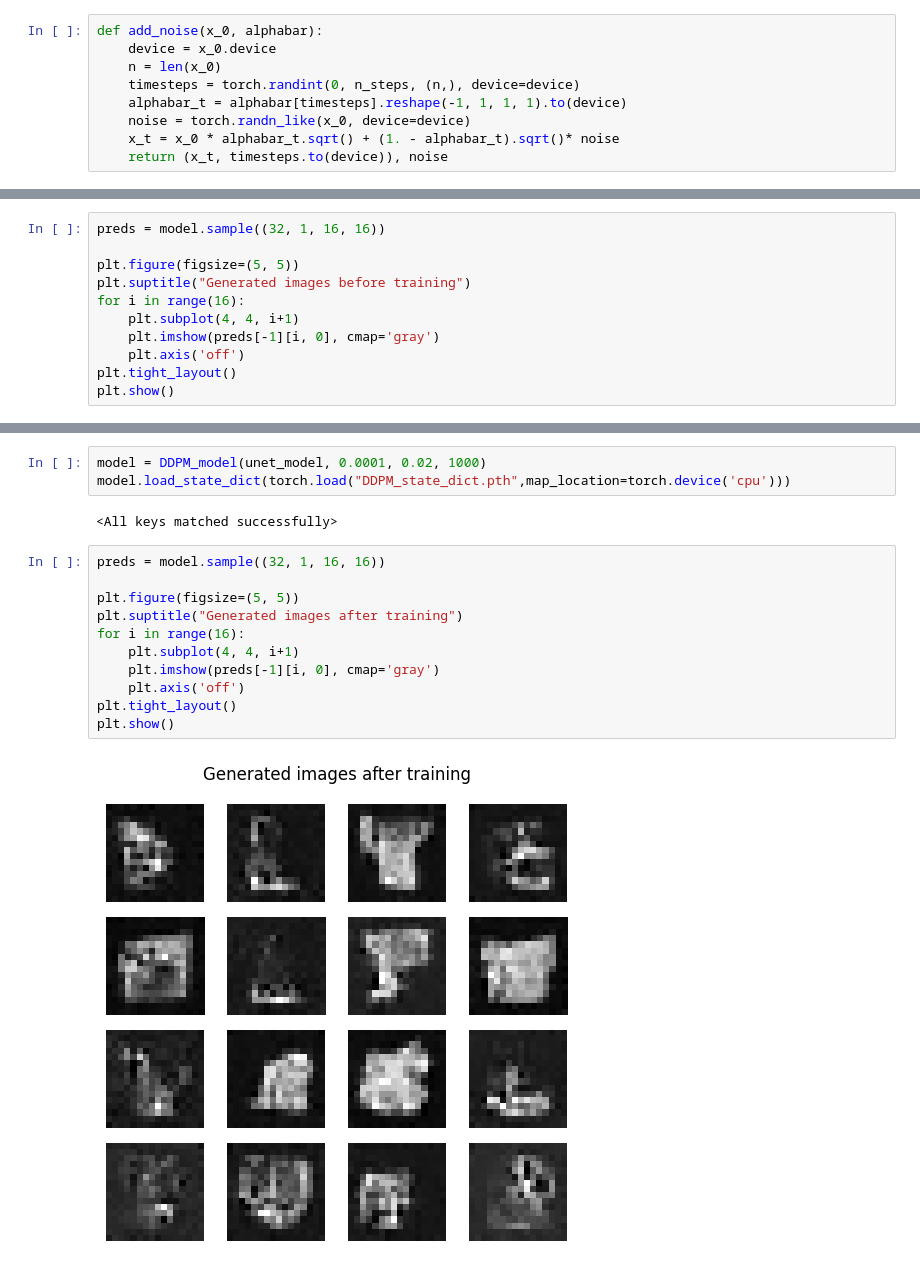
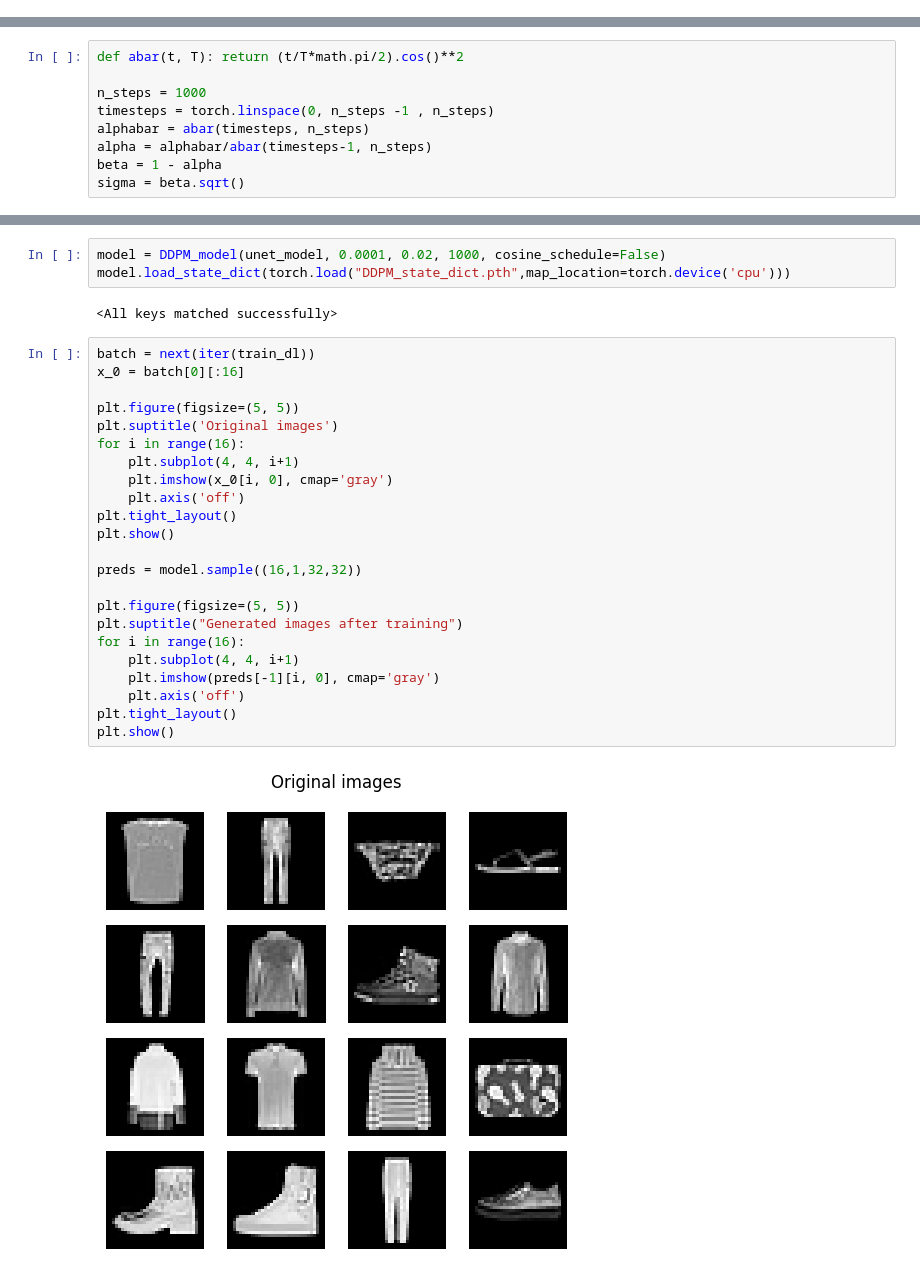
Before and after one commit to Shubham-Hazra/DDPM, a Jupyter notebook: DDPM_pytorch.ipynb, the cells around one changed output, grey strips where cells are left out. Drawn from its saved outputs; the diff is of its cells as text.

```diff
--- a/DDPM_pytorch.ipynb
+++ b/DDPM_pytorch.ipynb
@@ -86,9 +70,0 @@ plt.plot(sigma)
-# %%
-def add_noise(x_0, alphabar):
-    device = x_0.device
-    n = len(x_0)
-    timesteps = torch.randint(0, n_steps, (n,), device=device)
-    alphabar_t = alphabar[timesteps].reshape(-1, 1, 1, 1).to(device)
-    noise = torch.randn_like(x_0, device=device)
-    x_t = x_0 * alphabar_t.sqrt() + (1. - alphabar_t).sqrt()* noise
-    return (x_t, timesteps.to(device)), noise
@@ -123,0 +114,9 @@ tensor([263, 129, 798, 282, 290, 987, 597, 628, 516,  29, 671, 600, 964, 641,
+# %%
+def abar(t, T): return (t/T*math.pi/2).cos()**2
+
+n_steps = 1000
+timesteps = torch.linspace(0, n_steps -1 , n_steps)
+alphabar = abar(timesteps, n_steps)
+alpha = alphabar/abar(timesteps-1, n_steps)
+beta = 1 - alpha
+sigma = beta.sqrt()
@@ -217,11 +255,0 @@ model = DDPM_model(unet_model, 0.0001, 0.02, 1000)
-# %%
-preds = model.sample((32, 1, 16, 16))
-
-plt.figure(figsize=(5, 5))
-plt.suptitle("Generated images before training")
-for i in range(16):
-    plt.subplot(4, 4, i+1)
-    plt.imshow(preds[-1][i, 0], cmap='gray')
-    plt.axis('off')
-plt.tight_layout()
-plt.show()
@@ -274,20 +300,32 @@ def fit(model,train_dl,valid_dl,loss_func,epochs,opt,sched):
 # torch.save(model.model,"DDPM_unet.pth")
 # torch.save(model.model.state_dict(),"DDPM_unet_state_dict.pth")
 # %%
-model = DDPM_model(unet_model, 0.0001, 0.02, 1000)
+model = DDPM_model(unet_model, 0.0001, 0.02, 1000, cosine_schedule=False)
 model.load_state_dict(torch.load("DDPM_state_dict.pth",map_location=torch.device('cpu')))
 # %% [output]
 <All keys matched successfully>
 # %%
-preds = model.sample((32, 1, 16, 16))
+batch = next(iter(train_dl))
+x_0 = batch[0][:16]
+
+plt.figure(figsize=(5, 5))
+plt.suptitle('Original images')
+for i in range(16):
+    plt.subplot(4, 4, i+1)
+    plt.imshow(x_0[i, 0], cmap='gray')
+    plt.axis('off')
+plt.tight_layout()
+plt.show()
+
+preds = model.sample((16,1,32,32))
 
 plt.figure(figsize=(5, 5))
 plt.suptitle("Generated images after training")
 for i in range(16):
     plt.subplot(4, 4, i+1)
     plt.imshow(preds[-1][i, 0], cmap='gray')
     plt.axis('off')
 plt.tight_layout()
 plt.show()
 # %% [output]
-[figure, old version]
+[figure, new version]
```
Also changed, not shown: parts of 23 cells of this notebook.
